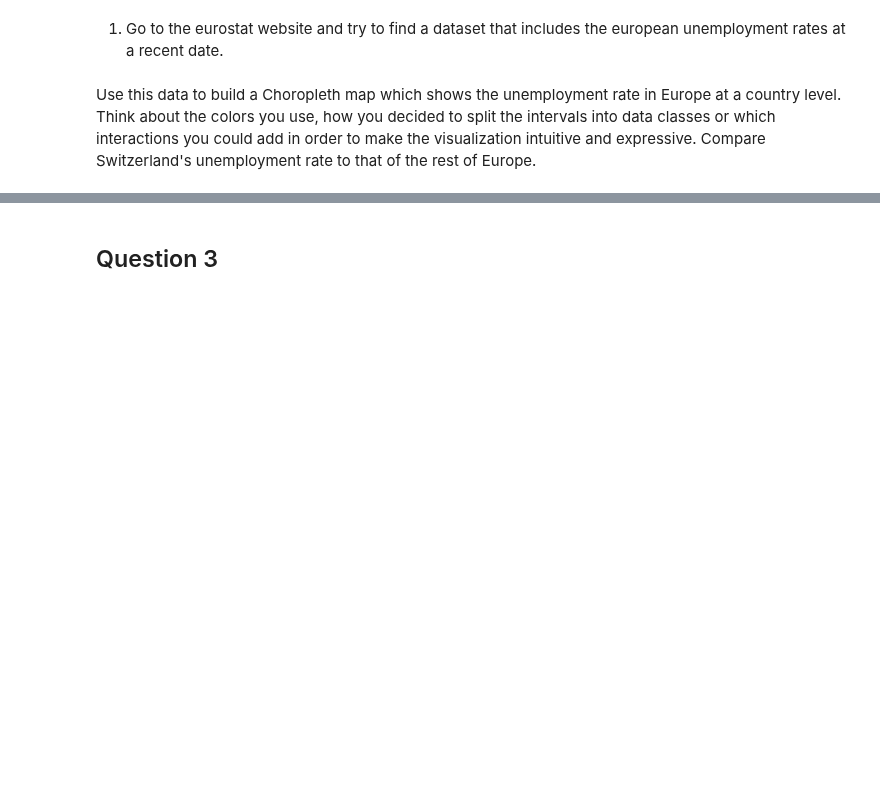
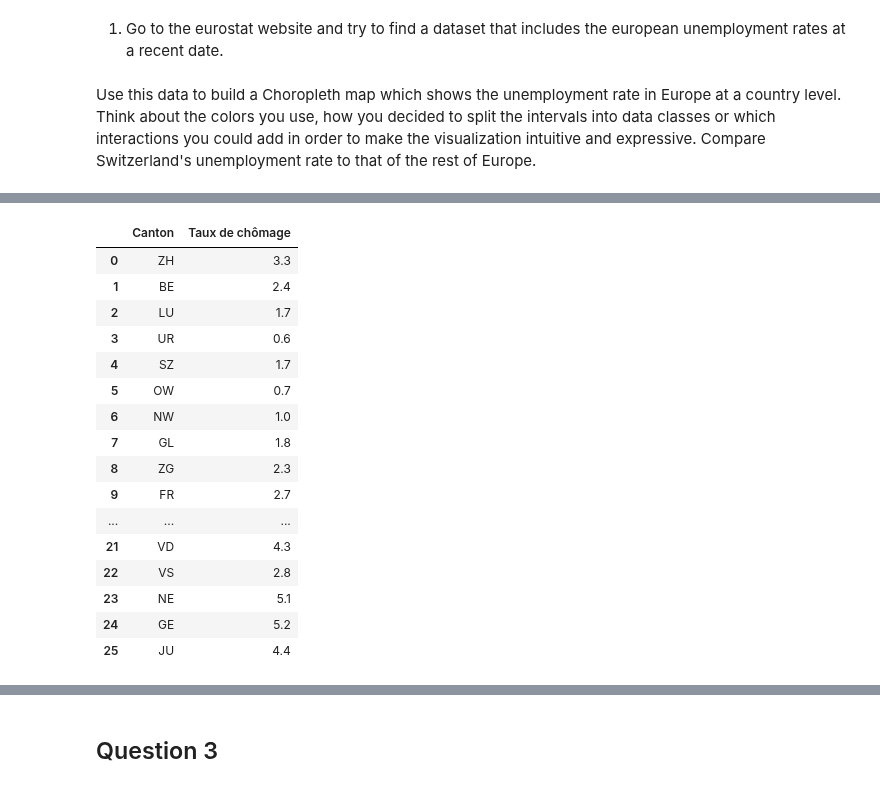
Before and after one commit to raphaelBarman/ADA-dh, a Jupyter notebook: 03 - Interactive Viz/Homework 3.ipynb, the cells around one changed output, grey strips where cells are left out. Drawn from its saved outputs; the diff is of its cells as text; code cells hidden in the pictures; blank space fills up the shorter version.

```diff
--- a/03 - Interactive Viz/Homework 3.ipynb
+++ b/03 - Interactive Viz/Homework 3.ipynb
@@ -45,0 +79,27 @@ m_europe
+# %%
+swiss_unemp_path_2 = 'chomage.csv'
+swiss_unemp_data_2 = pd.read_csv(swiss_unemp_path_2, encoding='utf_16')
+swiss_unemp_data_2['Chômeurs inscrits'] = swiss_unemp_data_2['Chômeurs inscrits'].apply(to_number)
+swiss_unemp_data_2['Demandeurs d\'emploi'] = swiss_unemp_data_2['Demandeurs d\'emploi'].apply(to_number)
+swiss_unemp_data_2['Demandeurs d\'emploi non chômeurs'] = swiss_unemp_data_2['Demandeurs d\'emploi non chômeurs'].apply(to_number)
+swiss_unemp_data_map1 = swiss_unemp_data_2[['Canton','Taux de chômage']]
+
+swiss_unemp_data_map1
+# %% [output]
+|  | Canton | Taux de chômage |
+| 0 | ZH | 3.3 |
+| 1 | BE | 2.4 |
+| 2 | LU | 1.7 |
+| 3 | UR | 0.6 |
+| 4 | SZ | 1.7 |
+| 5 | OW | 0.7 |
+| 6 | NW | 1.0 |
+| 7 | GL | 1.8 |
+| 8 | ZG | 2.3 |
+| 9 | FR | 2.7 |
+| ... | ... | ... |
+| 21 | VD | 4.3 |
+| 22 | VS | 2.8 |
+| 23 | NE | 5.1 |
+| 24 | GE | 5.2 |
+| 25 | JU | 4.4 |
```
Also changed, not shown: parts of 10 cells of this notebook, 1 other file.
